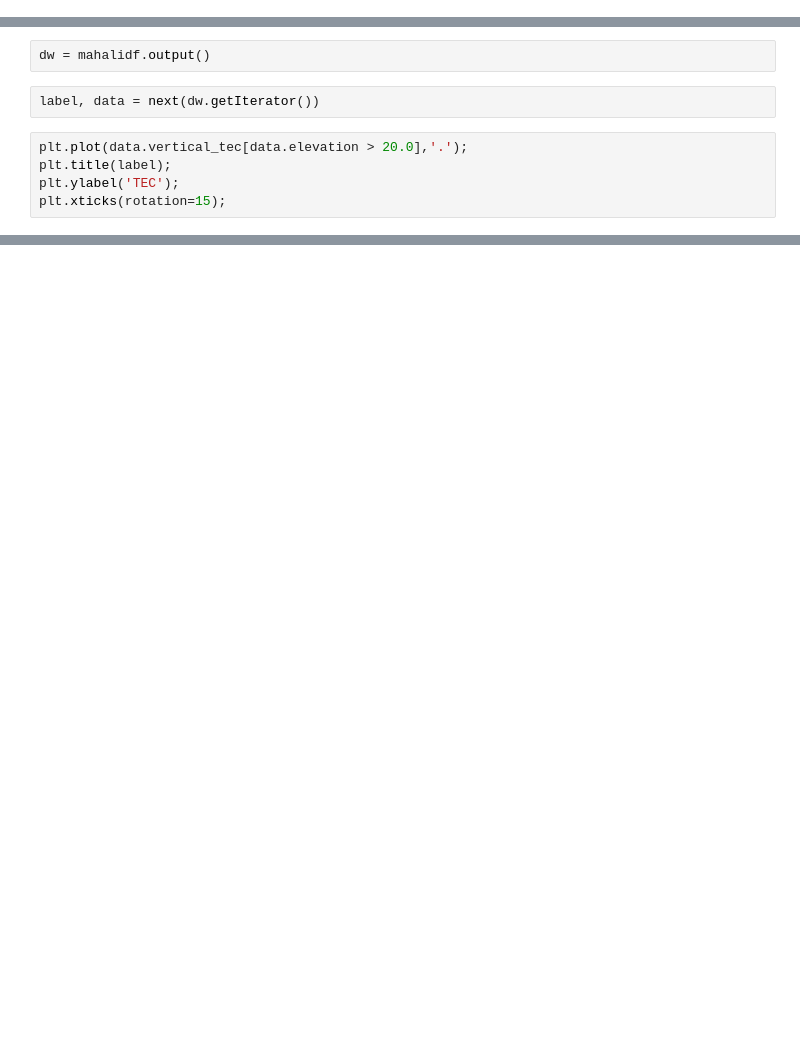
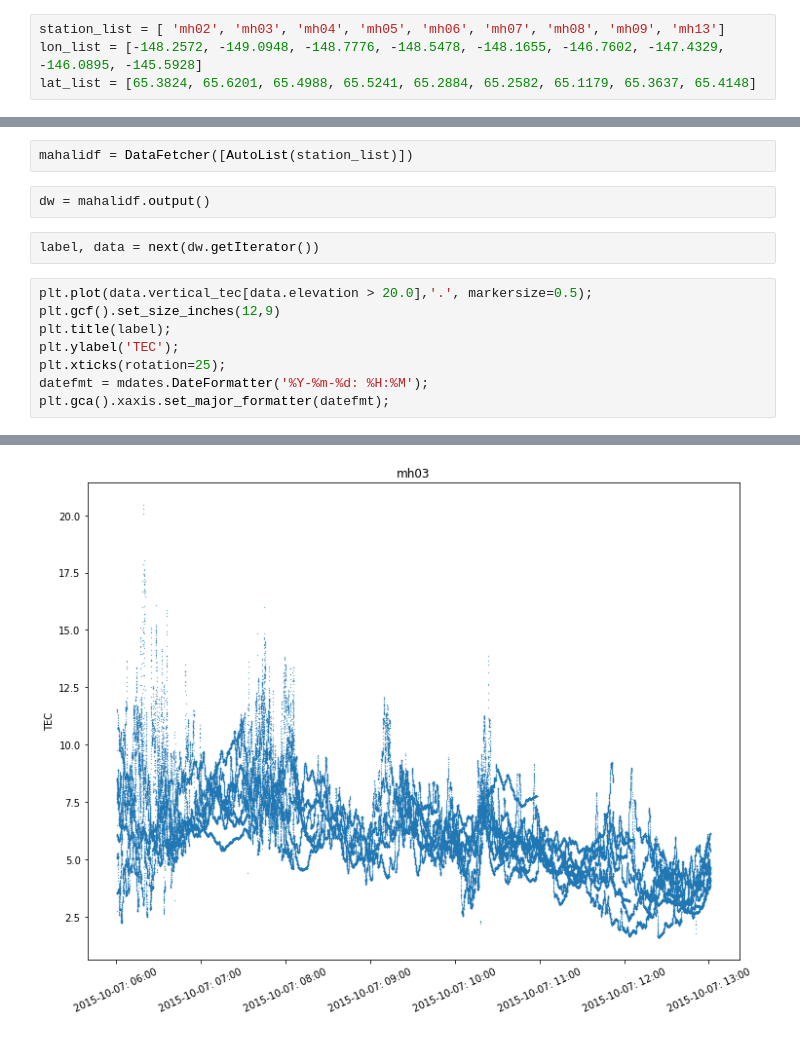
Before and after one commit to MITHaystack/scikit-dataaccess, a Jupyter notebook: skdaccess/examples/Demo_Mahali_TEC.ipynb, the cells around one changed output, grey strips where cells are left out. Cells and saved outputs as stored; diff of their text form; blank space fills up the shorter version.

Commit message:
Added more plots and information

```diff
--- a/skdaccess/examples/Demo_Mahali_TEC.ipynb
+++ b/skdaccess/examples/Demo_Mahali_TEC.ipynb
@@ -31,0 +72,4 @@ http://mahali.mit.edu/
+# %%
+station_list = [ 'mh02', 'mh03', 'mh04', 'mh05', 'mh06', 'mh07', 'mh08', 'mh09', 'mh13']
+lon_list = [-148.2572, -149.0948, -148.7776, -148.5478, -148.1655, -146.7602, -147.4329, -146.0895, -145.5928]
+lat_list = [65.3824, 65.6201, 65.4988, 65.5241, 65.2884, 65.2582, 65.1179, 65.3637, 65.4148]
@@ -37,10 +115,15 @@ mahalidf = DataFetcher([AutoList(['mh03'])],start_date='2015-10-07', end_date='2
+# %%
+mahalidf = DataFetcher([AutoList(station_list)])
 # %%
 dw = mahalidf.output()
 # %%
 label, data = next(dw.getIterator())
 # %%
-plt.plot(data.vertical_tec[data.elevation > 20.0],'.');
+plt.plot(data.vertical_tec[data.elevation > 20.0],'.', markersize=0.5);
+plt.gcf().set_size_inches(12,9)
 plt.title(label);
 plt.ylabel('TEC');
-plt.xticks(rotation=15);
+plt.xticks(rotation=25);
+datefmt = mdates.DateFormatter('%Y-%m-%d: %H:%M');
+plt.gca().xaxis.set_major_formatter(datefmt);
 # %% [output]
@@ -48,0 +130 @@ plt.xticks(rotation=15);
+[figure, added]
```
Also changed, not shown: parts of 17 cells of this notebook.
